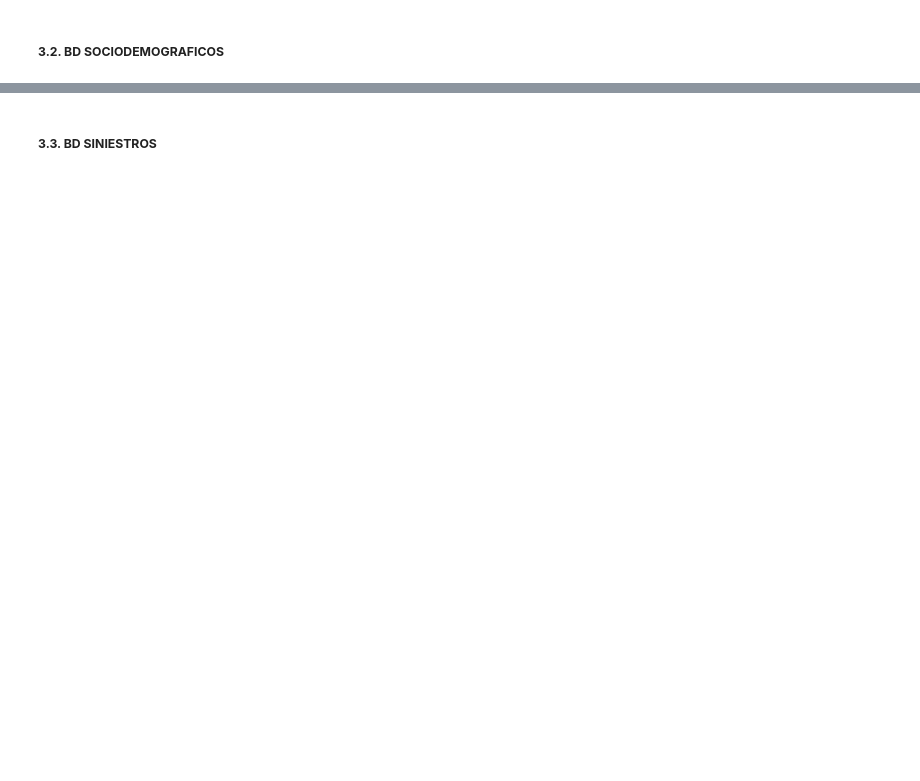
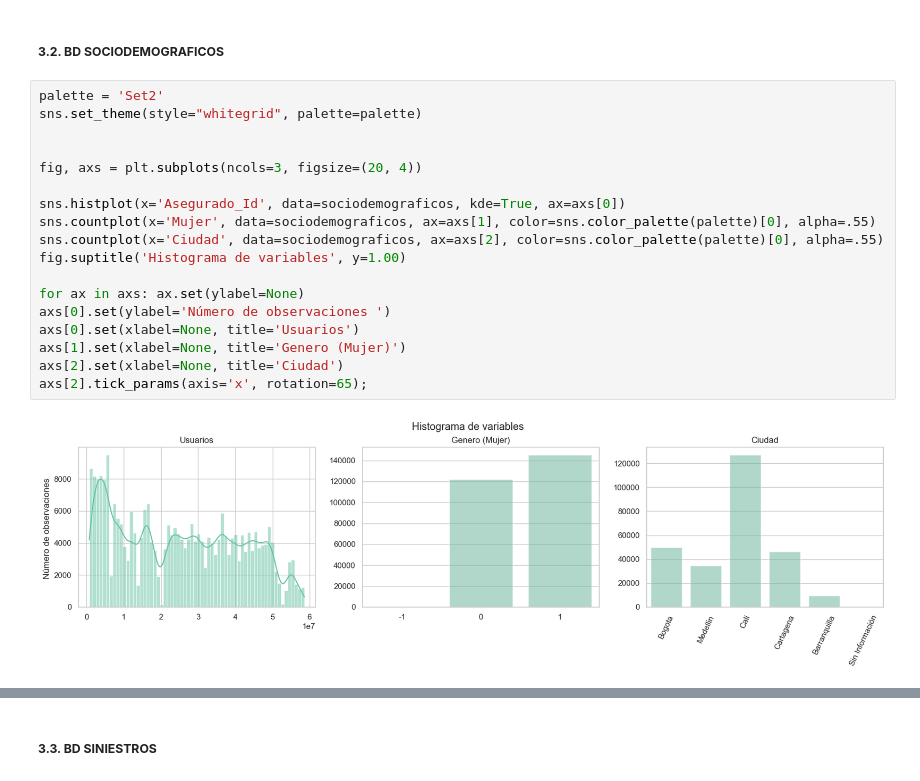
Before and after one commit to JavierBurgos-web/Alll_Proyecto_Finanzas, a Jupyter notebook: 3_notebook/a_exploracion.ipynb, the cells around one changed output, grey strips where cells are left out. Saved outputs shown, nothing was run; the diff lists cells and outputs as text; blank space fills up the shorter version.

```diff
--- a/3_notebook/a_exploracion.ipynb
+++ b/3_notebook/a_exploracion.ipynb
@@ -273,2 +269,22 @@ axs[3].set(xlabel=None, title='Padecientes de cancer');
 # %% [markdown]
 ##### **3.2. BD SOCIODEMOGRAFICOS**
+# %%
+palette = 'Set2'
+sns.set_theme(style="whitegrid", palette=palette)
+
+
+fig, axs = plt.subplots(ncols=3, figsize=(20, 4))
+
+sns.histplot(x='Asegurado_Id', data=sociodemograficos, kde=True, ax=axs[0])
+sns.countplot(x='Mujer', data=sociodemograficos, ax=axs[1], color=sns.color_palette(palette)[0], alpha=.55)
+sns.countplot(x='Ciudad', data=sociodemograficos, ax=axs[2], color=sns.color_palette(palette)[0], alpha=.55)
+fig.suptitle('Histograma de variables', y=1.00)
+
+for ax in axs: ax.set(ylabel=None)
+axs[0].set(ylabel='Número de observaciones ')
+axs[0].set(xlabel=None, title='Usuarios')
+axs[1].set(xlabel=None, title='Genero (Mujer)')
+axs[2].set(xlabel=None, title='Ciudad')
+axs[2].tick_params(axis='x', rotation=65);
+# %% [output]
+[figure, added]
```
Also changed, not shown: parts of 3 cells of this notebook.
